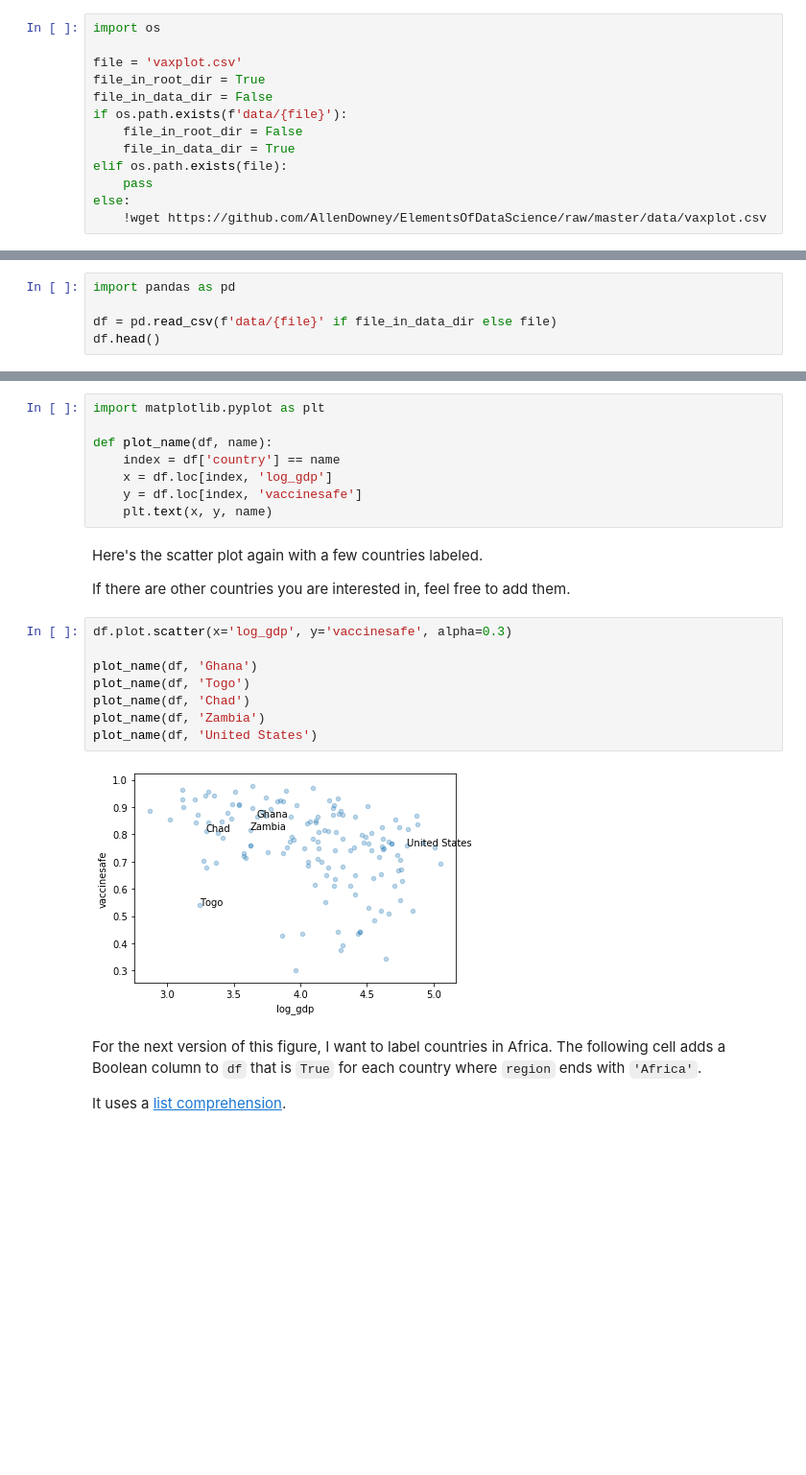
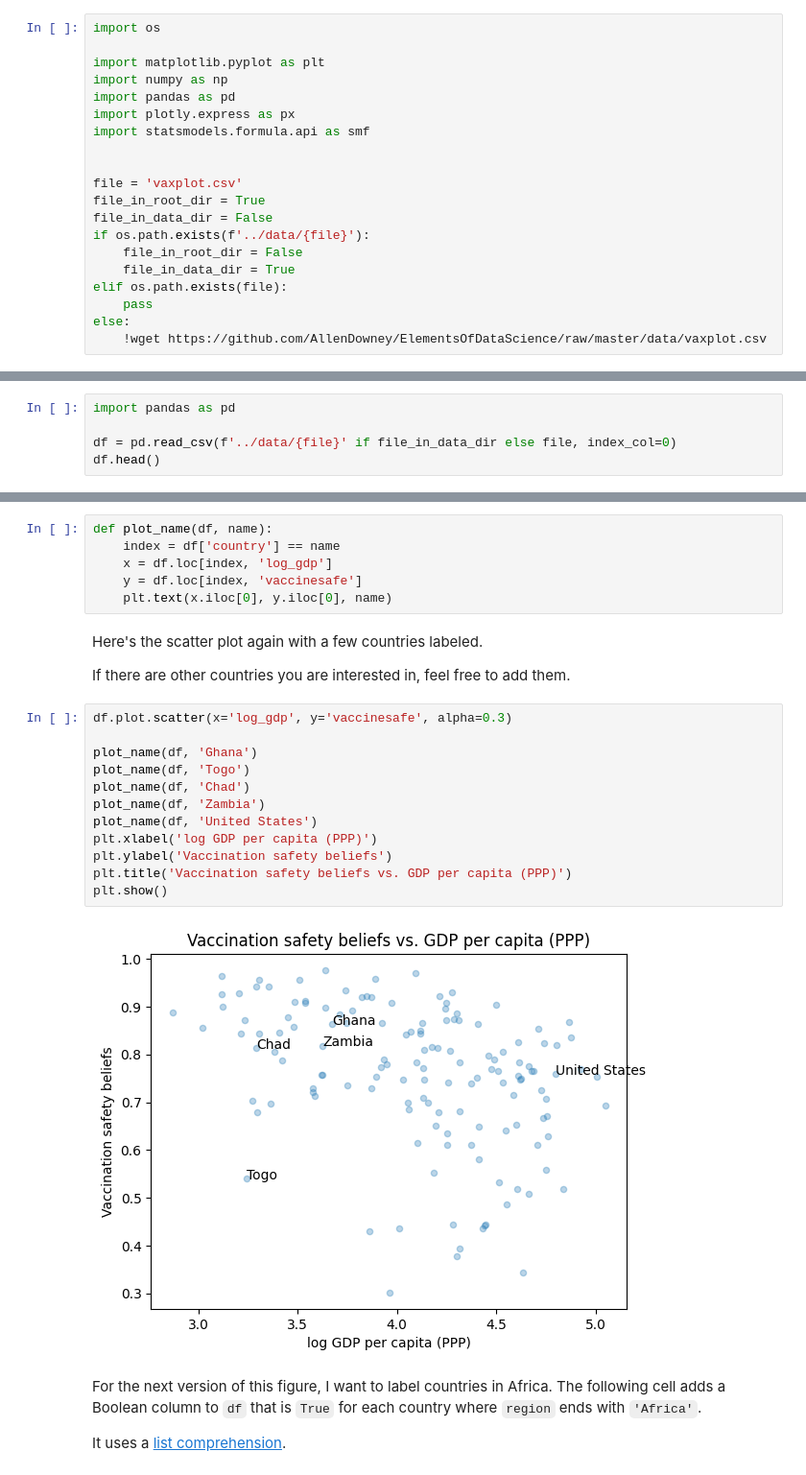
Before and after one commit to tiniacoleyba/ElementsOfDataScience, a Jupyter notebook: examples/vaccine.ipynb, the cells around one changed output, grey strips where cells are left out. Shown at 96% size. Saved outputs shown, nothing was run; the diff lists cells and outputs as text; blank space fills up the shorter version.

```diff
--- a/examples/vaccine.ipynb
+++ b/examples/vaccine.ipynb
@@ -17,11 +41,18 @@ Thanks to a friend at *The Economist*, I obtained the data used to generate the
 The following cell downloads the data:
 # %%
 import os
+
+import matplotlib.pyplot as plt
+import numpy as np
+import pandas as pd
+import plotly.express as px
+import statsmodels.formula.api as smf
+
 
 file = 'vaxplot.csv'
 file_in_root_dir = True
 file_in_data_dir = False
-if os.path.exists(f'data/{file}'):
+if os.path.exists(f'../data/{file}'):
     file_in_root_dir = False
     file_in_data_dir = True
 elif os.path.exists(file):
@@ -33,6 +64,6 @@ Now we can read the data into a Pandas `DataFrame`.
 # %%
 import pandas as pd
 
-df = pd.read_csv(f'data/{file}' if file_in_data_dir else file)
+df = pd.read_csv(f'../data/{file}' if file_in_data_dir else file, index_col=0)
 df.head()
 # %% [output]
@@ -102,13 +153,11 @@ df.plot.scatter(x='log_gdp', y='vaccinesafe', alpha=0.3);
 # %% [markdown]
 The following function puts a label next to the data point for a given country.
 # %%
-import matplotlib.pyplot as plt
-
 def plot_name(df, name):
     index = df['country'] == name
     x = df.loc[index, 'log_gdp']
     y = df.loc[index, 'vaccinesafe']
-    plt.text(x, y, name)
+    plt.text(x.iloc[0], y.iloc[0], name)
 # %% [markdown]
 Here's the scatter plot again with a few countries labeled.
 
@@ -116,13 +165,17 @@ If there are other countries you are interested in, feel free to add them.
 # %%
 df.plot.scatter(x='log_gdp', y='vaccinesafe', alpha=0.3)
 
 plot_name(df, 'Ghana')
 plot_name(df, 'Togo')
 plot_name(df, 'Chad')
 plot_name(df, 'Zambia')
 plot_name(df, 'United States')
+plt.xlabel('log GDP per capita (PPP)')
+plt.ylabel('Vaccination safety beliefs')
+plt.title('Vaccination safety beliefs vs. GDP per capita (PPP)')
+plt.show()
 # %% [output]
-[figure, old version]
+[figure, new version]
 # %% [markdown]
 For the next version of this figure, I want to label countries in Africa.  The following cell adds a Boolean column to `df` that is `True` for each country where `region` ends with `'Africa'`.
 
```
Also changed, not shown: parts of 19 cells of this notebook.
